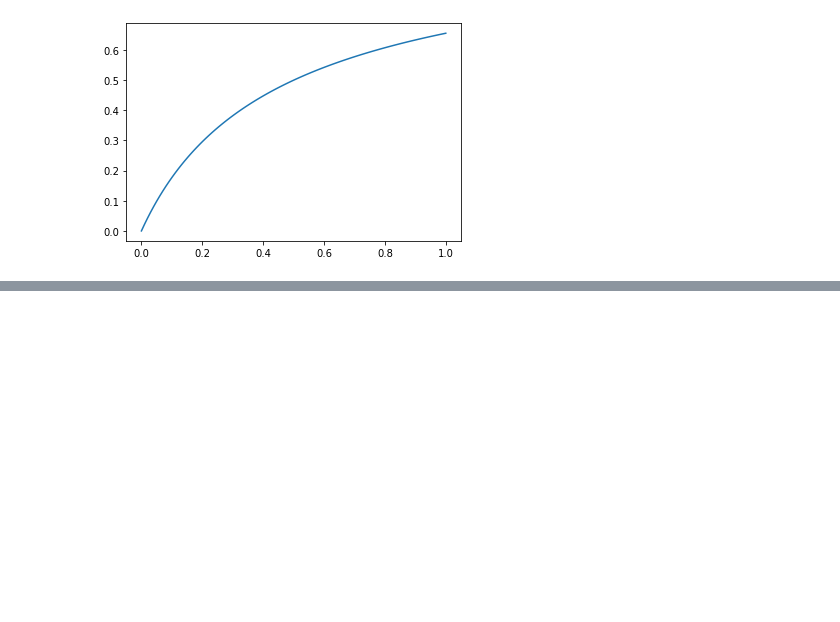
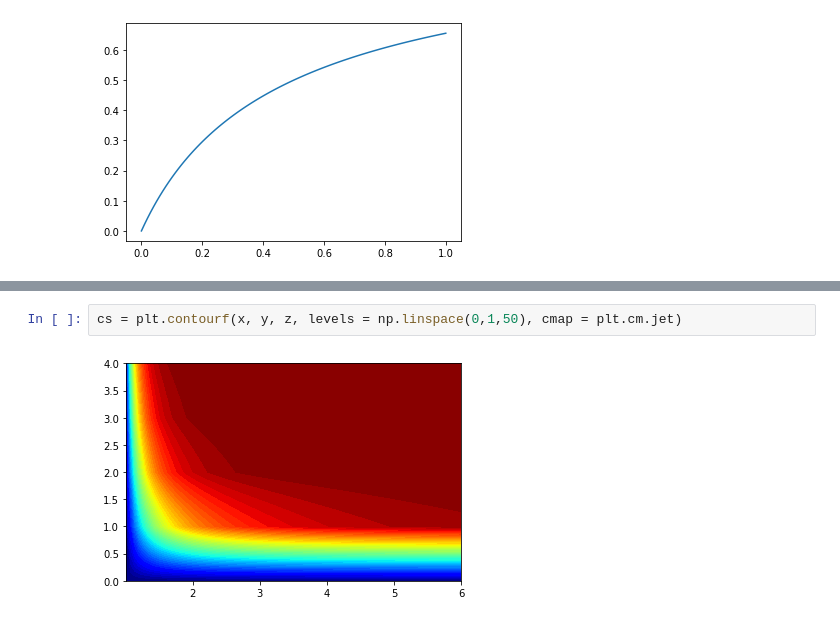
Before and after one commit to betoto008/Epidemiology_2020, a Jupyter notebook: Jupyter_Notebooks/2_Stochastic_Network.ipynb, the cells around one changed output, grey strips where cells are left out. Drawn from its saved outputs; the diff is of its cells as text; blank space fills up the shorter version.

```diff
--- a/Jupyter_Notebooks/2_Stochastic_Network.ipynb
+++ b/Jupyter_Notebooks/2_Stochastic_Network.ipynb
@@ -363,0 +426,4 @@ plt.legend()
+# %%
+cs = plt.contourf(x, y, z, levels = np.linspace(0,1,50), cmap = plt.cm.jet)
+# %% [output]
+[figure, added]
```
Also changed, not shown: parts of 4 cells of this notebook, 18 other files.
